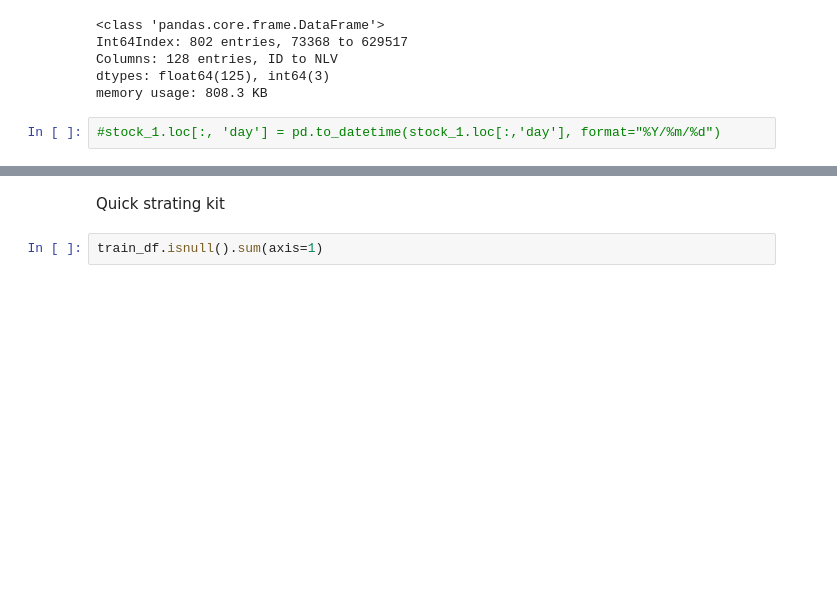
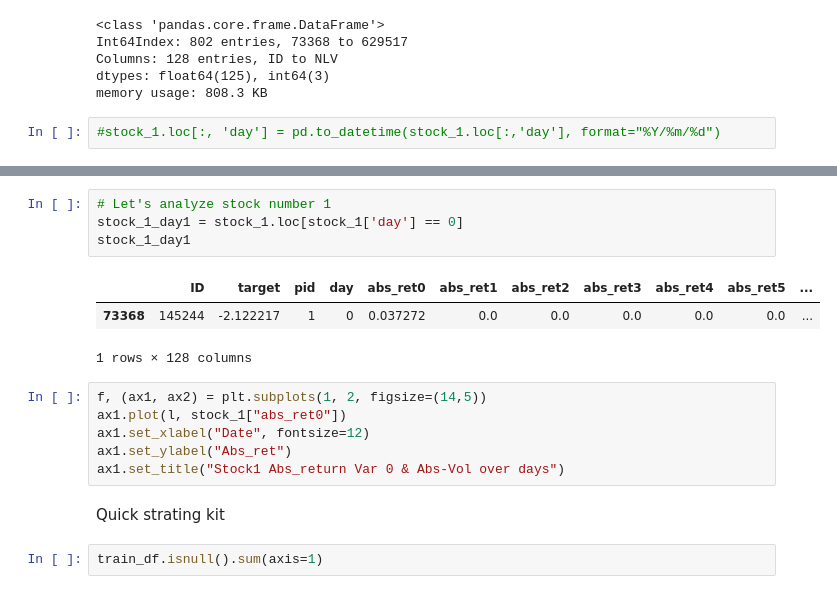
Before and after one commit to 13w13/U4_Prediction_stock_auction_volumes, a Jupyter notebook: notebook/model.ipynb, the cells around one changed output, grey strips where cells are left out. Saved outputs shown, nothing was run; the diff lists cells and outputs as text; blank space fills up the shorter version.

```diff
--- a/notebook/model.ipynb
+++ b/notebook/model.ipynb
@@ -123,3 +129,17 @@ plt.show()
+# %%
+# Let's analyze stock number 1
+stock_1_day1 = stock_1.loc[stock_1['day'] == 0]
+stock_1_day1
+# %% [output]
+|  | ID | target | pid | day | abs_ret0 | abs_ret1 | abs_ret2 | abs_ret3 | abs_ret4 | abs_ret5 | ... |
+| 73368 | 145244 | -2.122217 | 1 | 0 | 0.037272 | 0.0 | 0.0 | 0.0 | 0.0 | 0.0 | ... |
+1 rows × 128 columns
+# %%
+f, (ax1, ax2) = plt.subplots(1, 2, figsize=(14,5))
+ax1.plot(l, stock_1["abs_ret0"])
+ax1.set_xlabel("Date", fontsize=12)
+ax1.set_ylabel("Abs_ret")
+ax1.set_title("Stock1 Abs_return Var 0 & Abs-Vol over days")
 # %% [markdown]
 Quick strating kit
 # %%
```
Also changed, not shown: parts of 22 cells of this notebook.
